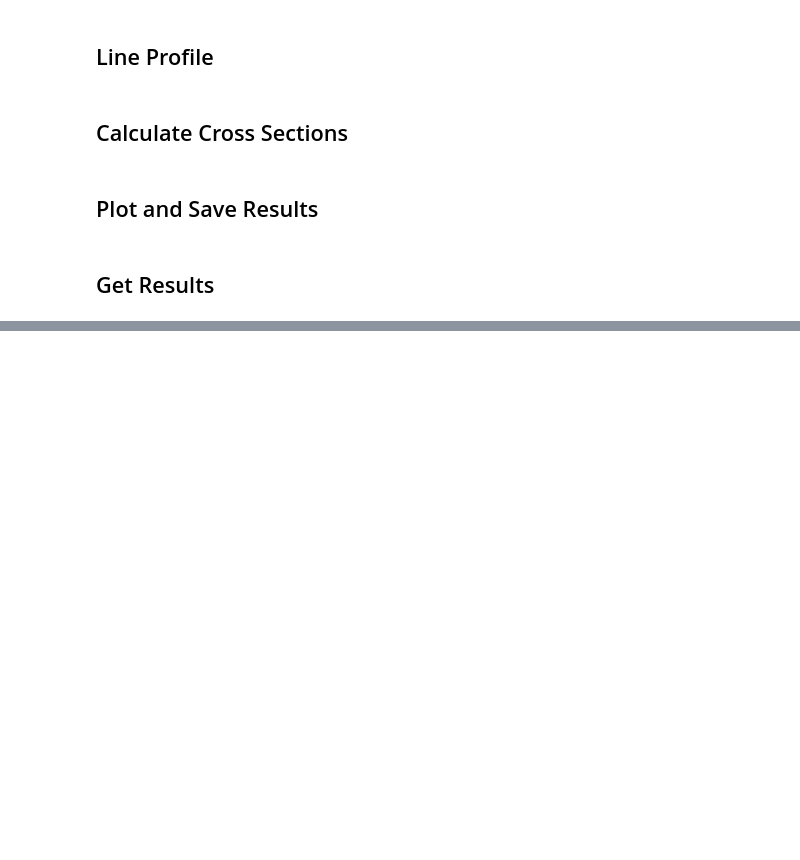
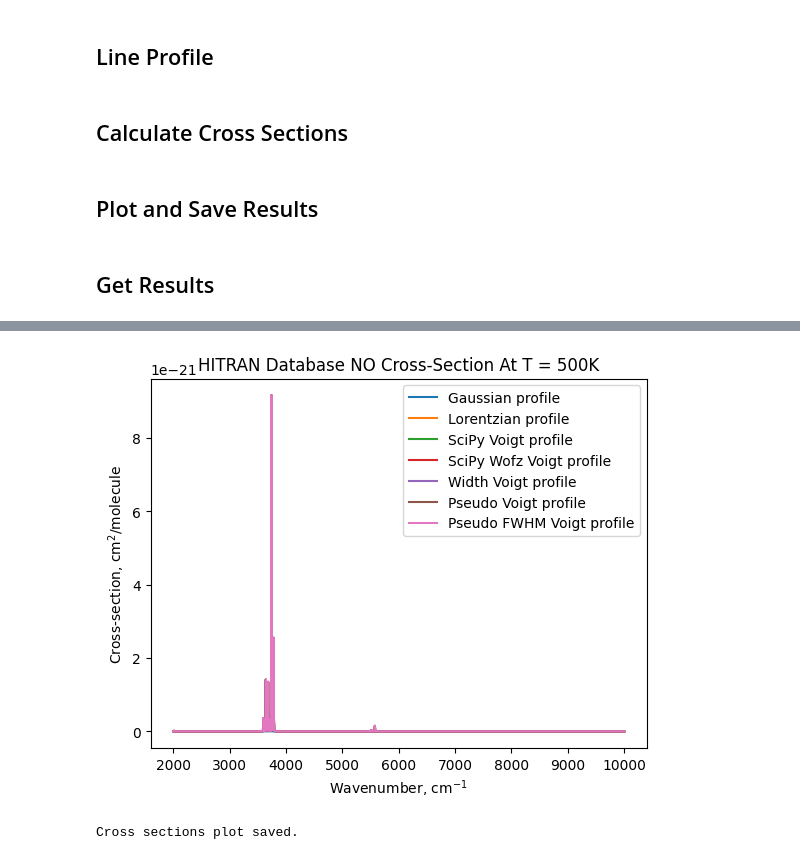
Before and after one commit to Beryl-Jingxin/PyExoCross, a Jupyter notebook: HITRAN_format/HITRAN_xsecs.ipynb, the cells around one changed output, grey strips where cells are left out. Cells and saved outputs as stored; diff of their text form; code cells hidden in the pictures; blank space fills up the shorter version.

```diff
--- a/HITRAN_format/HITRAN_xsecs.ipynb
+++ b/HITRAN_format/HITRAN_xsecs.ipynb
@@ -1077,0 +651,27 @@ xsec_l = hitran_cross_section_Lorentzian(wn_grid, v, gamma, abscoef)
+# %%
+T = 500
+
+wn = wn_grid
+fig, ax = plt.subplots()
+ax.plot(wn, xsec_g, label='Gaussian profile')
+ax.plot(wn, xsec_l, label='Lorentzian profile')
+ax.plot(wn, xsec_sv, label='SciPy Voigt profile')
+ax.plot(wn, xsec_swv, label='SciPy Wofz Voigt profile')
+ax.plot(wn, xsec_wv, label='Width Voigt profile')
+ax.plot(wn, xsec_pv, label='Pseudo Voigt profile')
+ax.plot(wn, xsec_pfv, label='Pseudo FWHM Voigt profile')
+ax.set_xlabel('Wavenumber, cm$^{-1}$')
+ax.set_ylabel('Cross-section, cm$^{2}$/molecule')
+ax.set_title(database + ' Database ' + molecule + ' Cross-Section At T = ' + str(T) + 'K')
+ax.legend()
+plots_foldername = saveplots+molecule+'/'
+if os.path.exists(plots_foldername):
+    pass
+else:
+    os.makedirs(plots_foldername, exist_ok=True)
+plt.savefig(plots_foldername+molecule+'__T'+str(T)+'__'+str(min_wn)+'cm-1-'+str(max_wn)+'cm-1__'+database+'.png', dpi=500)
+plt.show()
+print('Cross sections plot saved.')
+# %% [output]
+[figure, added]
+Cross sections plot saved.
```
Also changed, not shown: parts of 44 cells of this notebook, 17 other files.
